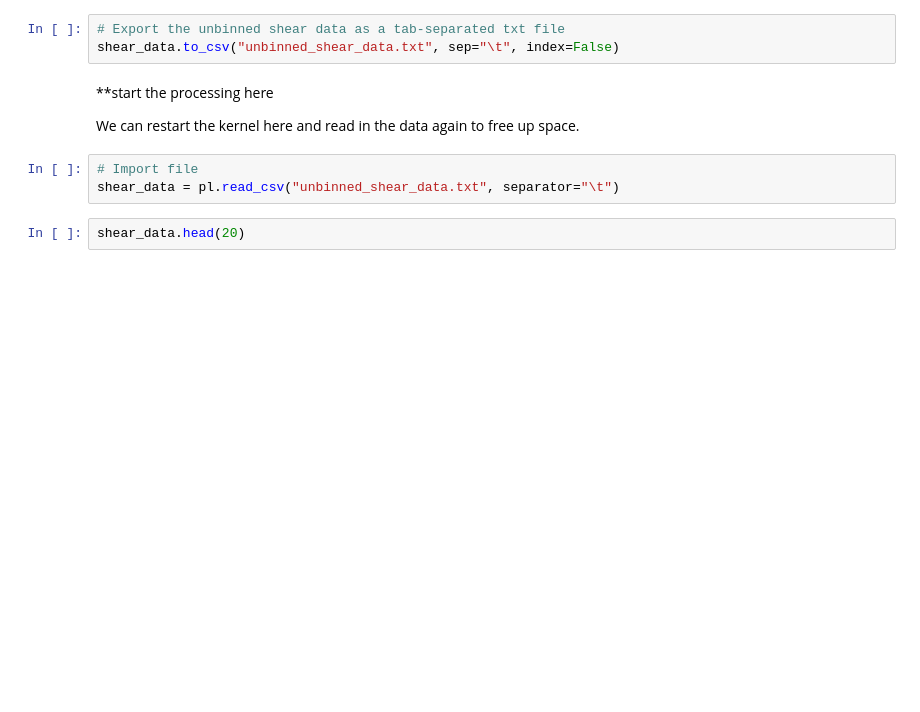
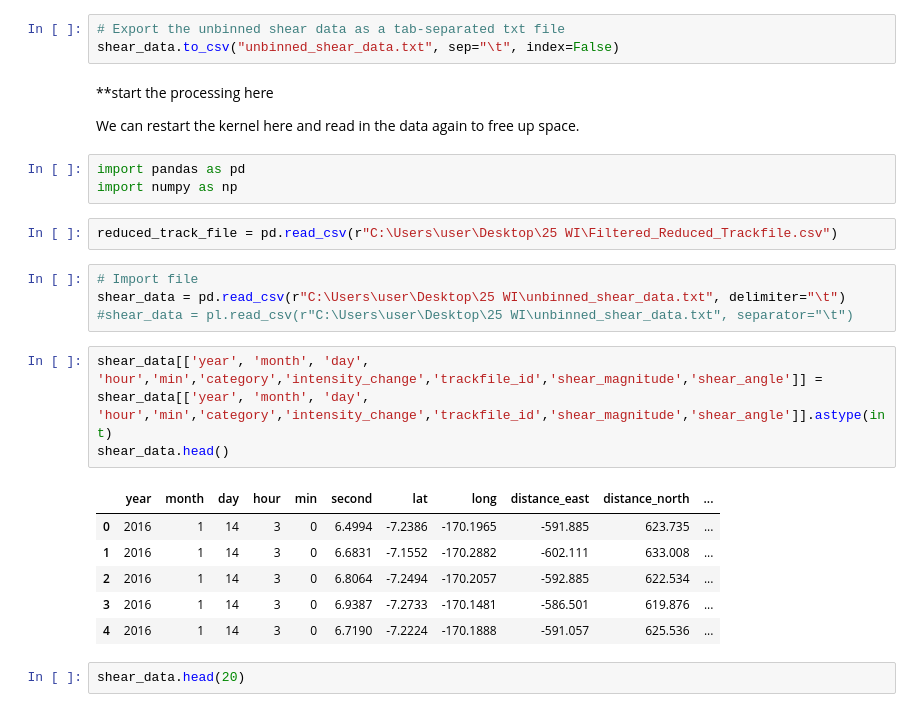
Before and after one commit to aprilggg/Lightning_Analysis_NWRA, a Jupyter notebook: data_pipeline/shear_data.ipynb, the cells around one changed output. Drawn from its saved outputs; the diff is of its cells as text; blank space fills up the shorter version.

```diff
--- a/data_pipeline/shear_data.ipynb
+++ b/data_pipeline/shear_data.ipynb
@@ -116,9 +116,25 @@ shear_data.to_csv("unbinned_shear_data.txt", sep="\t", index=False)
 **start the processing here
 
 We can restart the kernel here and read in the data again to free up space.
+# %%
+import pandas as pd
+import numpy as np
+# %%
+reduced_track_file = pd.read_csv(r"C:\Users\user\Desktop\25 WI\Filtered_Reduced_Trackfile.csv")
 # %%
 # Import file
-shear_data = pl.read_csv("unbinned_shear_data.txt", separator="\t")
+shear_data = pd.read_csv(r"C:\Users\user\Desktop\25 WI\unbinned_shear_data.txt", delimiter="\t")
+#shear_data = pl.read_csv(r"C:\Users\user\Desktop\25 WI\unbinned_shear_data.txt", separator="\t")
+# %%
+shear_data[['year', 'month', 'day', 'hour','min','category','intensity_change','trackfile_id','shear_magnitude','shear_angle']] = shear_data[['year', 'month', 'day', 'hour','min','category','intensity_change','trackfile_id','shear_magnitude','shear_angle']].astype(int)
+shear_data.head()
+# %% [output]
+|  | year | month | day | hour | min | second | lat | long | distance_east | distance_north | ... |
+| 0 | 2016 | 1 | 14 | 3 | 0 | 6.4994 | -7.2386 | -170.1965 | -591.885 | 623.735 | ... |
+| 1 | 2016 | 1 | 14 | 3 | 0 | 6.6831 | -7.1552 | -170.2882 | -602.111 | 633.008 | ... |
+| 2 | 2016 | 1 | 14 | 3 | 0 | 6.8064 | -7.2494 | -170.2057 | -592.885 | 622.534 | ... |
+| 3 | 2016 | 1 | 14 | 3 | 0 | 6.9387 | -7.2733 | -170.1481 | -586.501 | 619.876 | ... |
+| 4 | 2016 | 1 | 14 | 3 | 0 | 6.7190 | -7.2224 | -170.1888 | -591.057 | 625.536 | ... |
 # %%
 shear_data.head(20)
 # %% [output]
```
Also changed, not shown: parts of 6 cells of this notebook.
